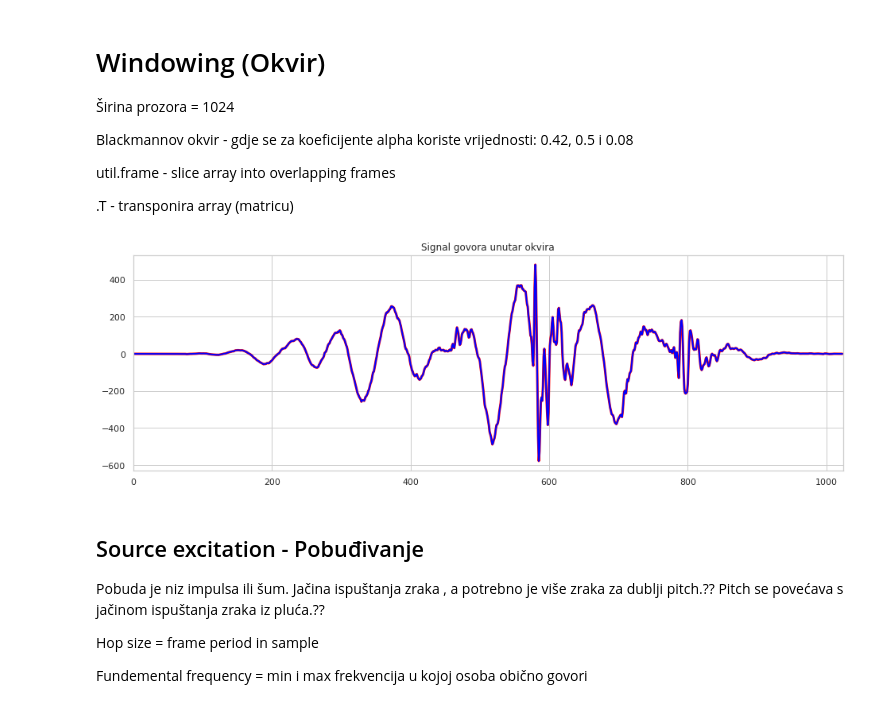
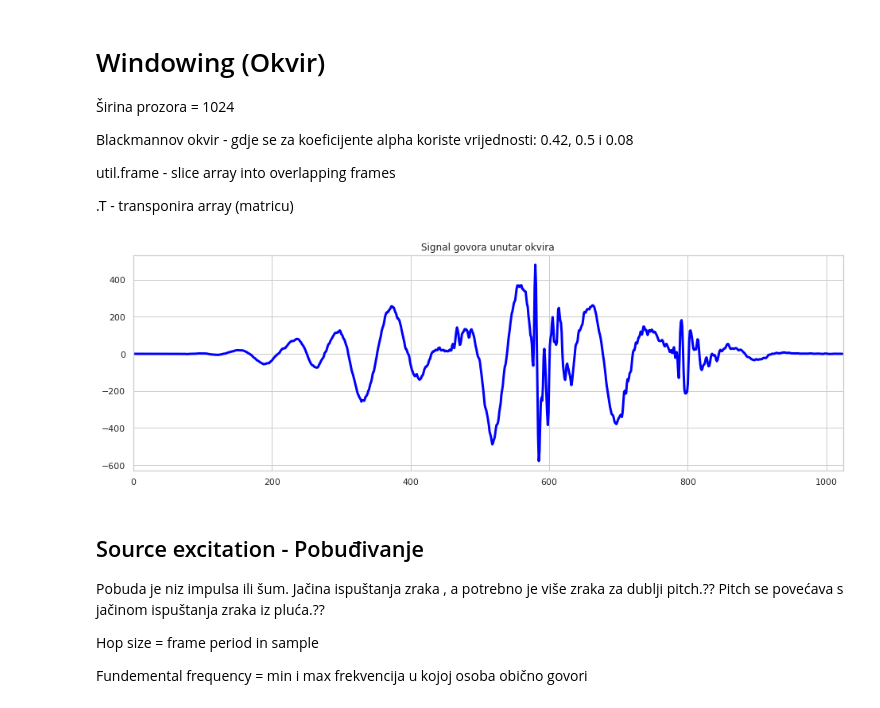
Before and after one commit to lenanovak/rogj-mlsa, a Jupyter notebook: rogj-mlsa.ipynb, the cells around one changed output. Cells and saved outputs as stored; diff of their text form; code cells hidden in the pictures.

```diff
--- a/rogj-mlsa.ipynb
+++ b/rogj-mlsa.ipynb
@@ -68,30 +68,30 @@ util.frame - slice array into overlapping frames
 # %%
 # short sagment - pick a short sagment
 # segment zvučnog glasa izdvojen vremenskim otvorom (amplituda, vrijeme)
 
 pos = 40000 # negdje gdje nije na početku, a ni na kraju
 frame_length = 1024 # dužina frame-a, u broju uzorka. ako bi željeli dobiti broj za neku dužinu u vremenu, moramo pomnožiti sampling rate tog zvuka s vremenom u sekundama
-hop_length = 80 # number of steps to advance between frames. vrijede ista pravila kao i za frame_length
+hop_length = 80 # 5 ms for 16kHz data - number of steps to advance between frames. vrijede ista pravila kao i za frame_length
 
 #PRIMJER1 pysptk gitlab (xw)
 xw = x[pos:pos+frame_length] * pysptk.blackman(frame_length) # blackman smanjuje amplitudu slijeva i sdesna
 # https://www.dsprelated.com/freebooks/mdft/Use_Blackman_Window.html
 
 #PRIMJER2 librosa gitlab (frames)
 frames = librosa.util.frame(x, frame_length=frame_length, hop_length=hop_length).astype(np.float64).T
 frames *= pysptk.blackman(frame_length)
 
 assert frames.shape[1] == frame_length
 
-plt.plot(xw, linewidth= 3.0, color='red')
-plt.plot(frames[int(pos/hop_length)], linewidth = 2.0, color='blue') # zašto baš 500? 40 000 (pos) / 80 (hop_length) = 500
+plt.plot(xw, linewidth= 3.0, color='blue')
+#plt.plot(frames[int(pos/hop_length)], linewidth = 2.0, color='red') # zašto baš 500? 40 000 (pos) / 80 (hop_length) = 500
 
 plt.xlim(0, frame_length)
 plt.title("Signal govora unutar okvira")
 
 plt.savefig("./images/"+WAV+"/"+WAV+"_signalGovoraOkvir.png")
 # %% [output]
-[figure, old version]
+[figure, new version]
 # %% [markdown]
 ## Source excitation - Pobuđivanje
 
```
Also changed, not shown: parts of 3 cells of this notebook.
